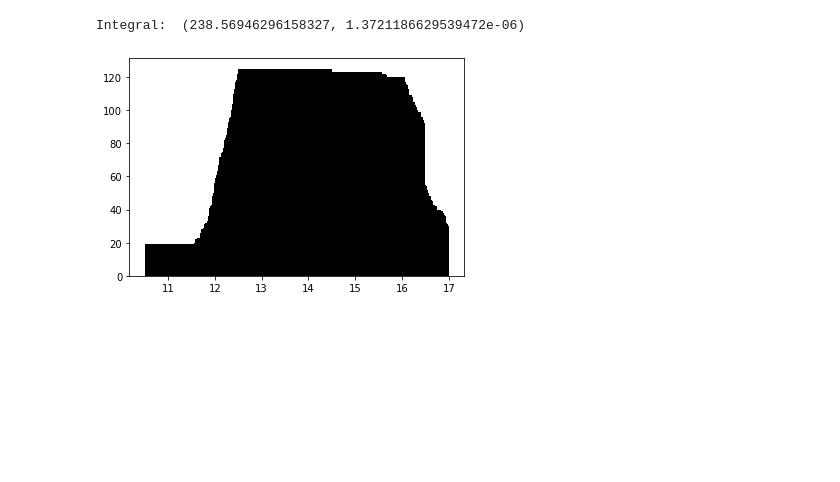
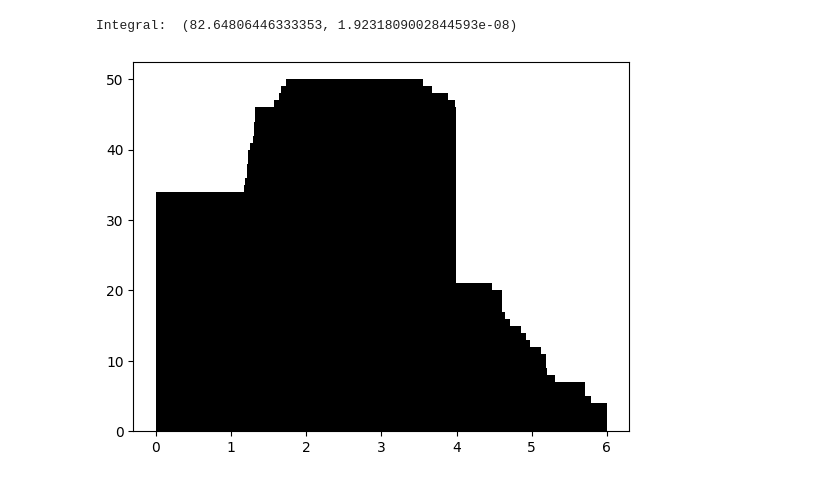
Before and after one commit to siberianisaev/NeutronBarrel, a Jupyter notebook: Python/times_Am243.ipynb, the cells around one changed output. Saved outputs shown, nothing was run; the diff lists cells and outputs as text; code cells hidden in the pictures; blank space fills up the shorter version.

Commit message:
Fix 243Am half life estimation

```diff
--- a/Python/times_Am243.ipynb
+++ b/Python/times_Am243.ipynb
@@ -81,12 +81,18 @@ print("n0: ", popt[1])
 print("bin_size: ", bin_size)
 print("n0 / bin_size: ", popt[1]/bin_size)
 print("Cov: ", pcov)
-hl = 1/popt[0]
-print("Max: ", np.log(hl))
-print("T1/2, mks: ", hl)
+
+def to_half_life(lt):
+    return lt * np.log(2)
+
+life_time = 1/popt[0]
+half_life = to_half_life(life_time)
+print("Max: ", np.log(half_life))
+print("Life time, mks: ", life_time)
+print("T1/2, mks: ", half_life)
 err = fit_param_errors(pcov)[0]
-errPos = (1/(popt[0]-err))-hl
-errNeg = (1/(popt[0]+err))-hl
+errPos = to_half_life(1/(popt[0]-err)) - half_life
+errNeg = to_half_life(1/(popt[0]+err)) - half_life
 print("Err(T1/2)+, mks: ", errPos)
 print("Err(T1/2)-, mks: ", errNeg)
 # %% [output]
@@ -142,8 +149,8 @@ for i in reversed(range(10, 990)):
     x_cont = np.arange(x.min(), x.max(), 0.01)
 
     err = fit_param_errors(pcov)[0]
-    errPos = (1/(popt[0]-err))-hl
-    errNeg = (1/(popt[0]+err))-hl
+    errPos = to_half_life(1/(popt[0]-err)) - half_life
+    errNeg = to_half_life(1/(popt[0]+err)) - half_life
 
     plot_it = False
     if (errPos**2 + errNeg**2) < (minErrNeg**2 + minErrPos**2): # Check for minimal errors
@@ -164,9 +171,11 @@ for i in reversed(range(10, 990)):
         print("bin_size: ", bin_size)
         print("n0 / bin_size: ", popt[1]/bin_size)
         print("Cov: ", pcov)
-        hl = 1/popt[0]
-        print("Max: ", np.log(hl))
-        print("T1/2, mks: ", hl)
+        life_time = 1/popt[0]
+        half_life = to_half_life(life_time)
+        print("Max: ", np.log(half_life))
+        print("Life time, mks: ", life_time)
+        print("T1/2, mks: ", half_life)
         print("Err(T1/2)+, mks: ", errPos)
         print("Err(T1/2)-, mks: ", errNeg)
 
@@ -251,24 +263,24 @@ from scipy.integrate import quad
 integral = quad(func, 0, 20, args=(popt[0], popt[1]/bin_size))
 print("Integral: ", integral)
 # %% [output]
-Integral:  (238.56946296158327, 1.3721186629539472e-06)
+Integral:  (82.64806446333353, 1.9231809002844593e-08)
 # %%
 xx1 = []
 yy1 = []
 zz1 = []
 for i in range(100, 2000, 1):
     b = i / 1000
-    counts1, bins1, bars1 = plt.hist(times_ln.astype('float'), bins=np.arange(10.5, 17.0, step=b), color='black')
+    counts1, bins1, bars1 = plt.hist(times_ln.astype('float'), bins=np.arange(0, 6.0, step=b), color='black')
     x1 = bins1
     y1 = np.append(counts1, 0)
     popt1, pcov1 = optimize.curve_fit(func, x1, y1, [lam_approx, sf * b])
-    hl1 = 1/popt1[0]
+    hl1 = to_half_life(1/popt1[0])
     err1 = fit_param_errors(pcov1)[0]
     xx1 = np.append(xx1, b)
     yy1 = np.append(yy1, hl1/1000000)
     zz1 = np.append(zz1, err1)
 # %% [output]
-[figure, old version]
+[figure, new version]
 # %%
 plt.plot(xx1, yy1, "o", label='test bins')
 plt.xlabel('bin size')
```
Also changed, not shown: parts of 4 cells of this notebook.
